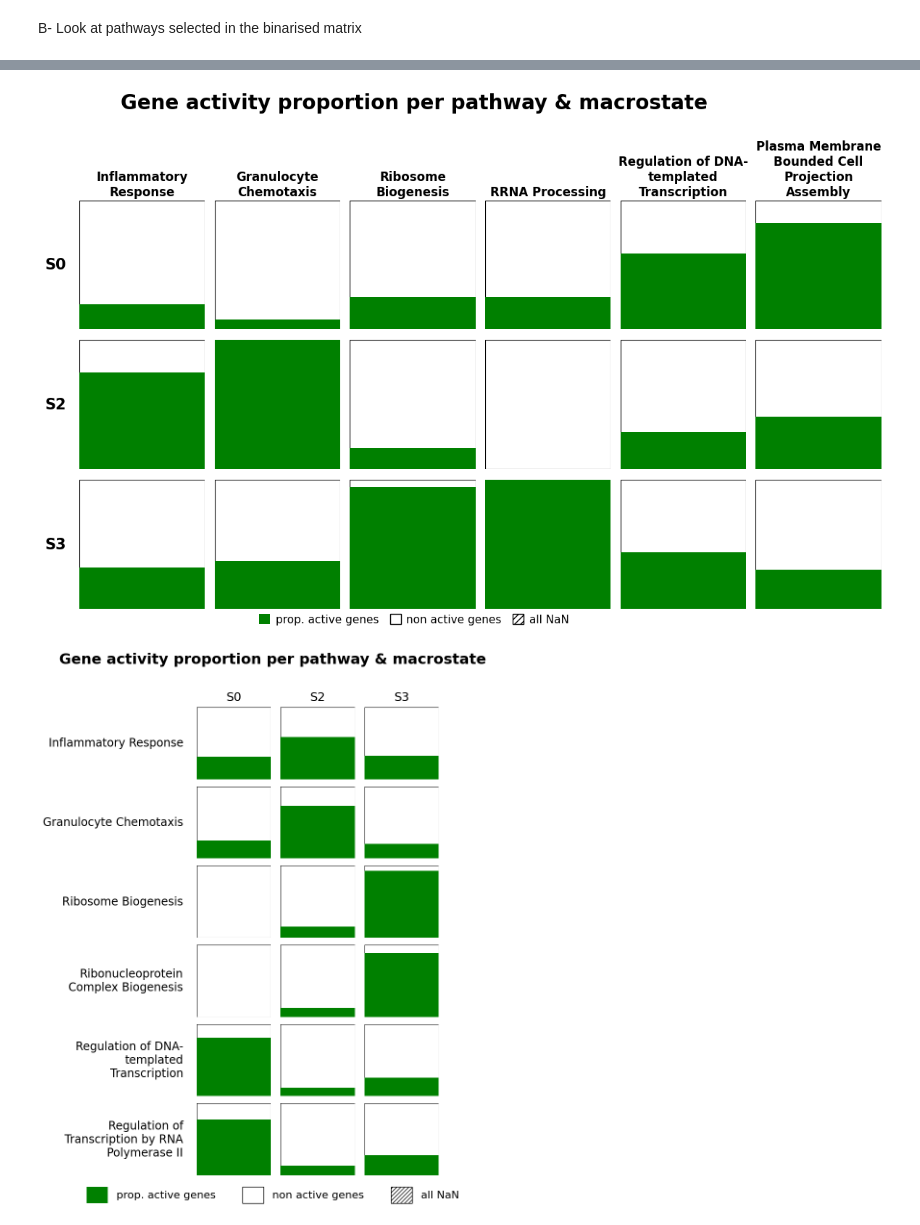
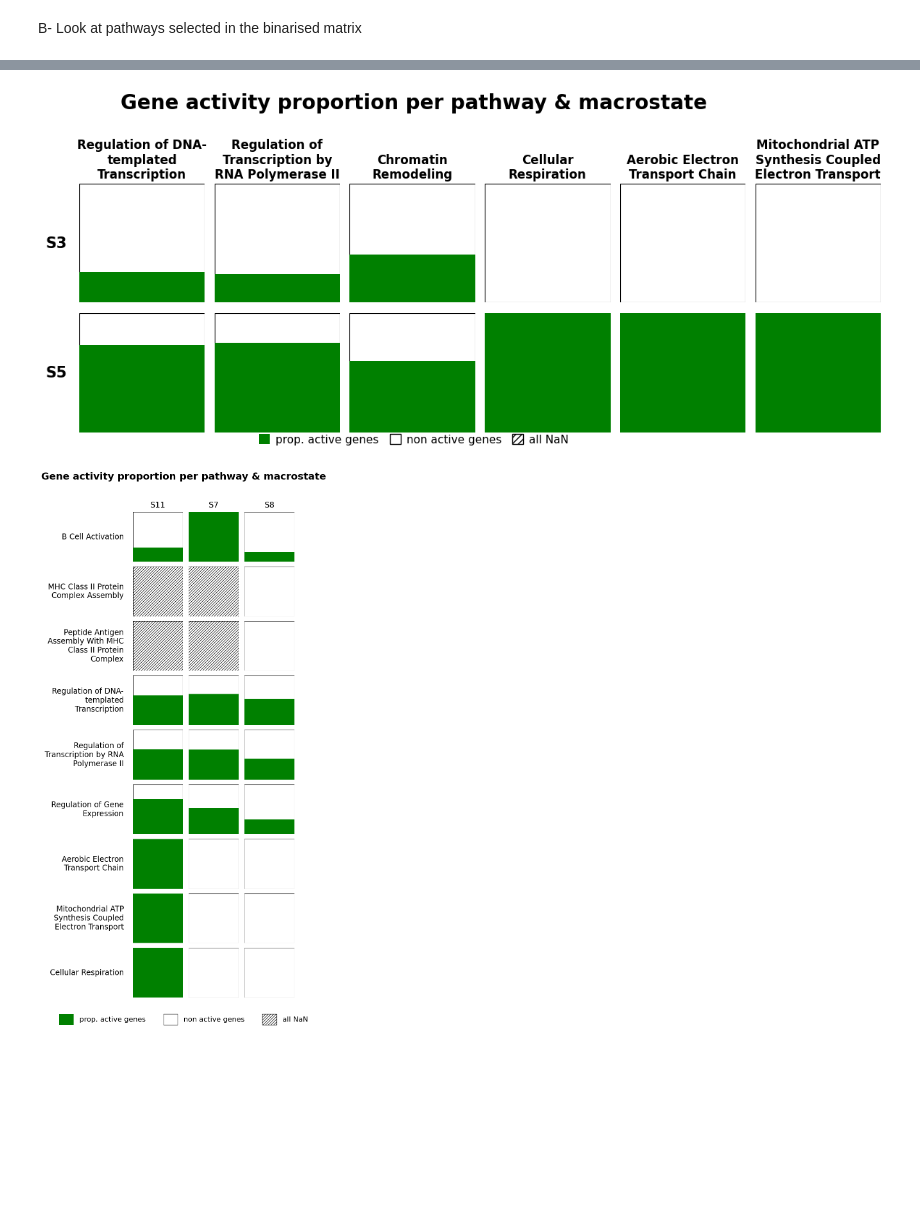
Before and after one commit to Augugustine/CITE-seq-analysis-CLL, a Jupyter notebook: 3- Boolean model/Binarization_gene_TF.ipynb, the cells around one changed output, grey strips where cells are left out. Cells and saved outputs as stored; diff of their text form; code cells hidden in the pictures; blank space fills up the shorter version.

```diff
--- a/3- Boolean model/Binarization_gene_TF.ipynb
+++ b/3- Boolean model/Binarization_gene_TF.ipynb
@@ -332,6 +366,6 @@ binarized_states.to_csv(binarized_file_output)
 # %% [markdown]
 Evaluate the gene selection. Important genes: genes DEG between B cells and bridge + TF DEG
 # %%
-binarized_states = pd.read_csv("/home/a.blanc-boekholt/Documents/Singlecell-R/Scripts/Boolean_model_BoNesis/Bonesis_test/data_binarized_tf_gene_sep.csv",index_col=0)
+binarized_states = pd.read_csv(binarized_file_output,index_col=0)
 binarized_states.head()
 # %% [output]
@@ -368,7 +395,7 @@ binarized_states[["CEBPA","CEBPB","CEBPD","SPI1","ETV6","BACH2","PAX5"]]
 # %%
 # TFs expected (DEG TF activity between B cells and bridge) from SCENIC
 TF=["CEBPD","CEBPA","ZNF333","ELF4","NFATC2","RFXAP","NANOG","LHX4","PAX7","ZNF250","IKZF2","HOXA5","ZFP92","SPI1",
- "FOSL2","OVOL3","ELF3","NFIX","FOS","TGIF1","IRF4","IRF1"]
+ "FOSL2","OVOL3","ELF3","NFIX","FOS","TGIF1","IRF4","IRF1", "TBX21"]
 
 # Genes expected by DEG
 adata.obs["celltype"] = np.where(
@@ -409,7 +436,7 @@ with open("gene_list.json", "w", encoding="utf-8") as f:
 # %% [markdown]
 A- The genes by DEG should be 1, proportion of the DEG genes in the bridge that are active, should be 100%.
 # %%
-row = binarized_states.loc["S2"]
+row = binarized_states.loc["S11"]
 genes_present = [g for g in gene_list if g in binarized_states.columns]
 values = row[genes_present]
 percent_active = 100 * (values == 1).sum() / len(values)
@@ -421,8 +448,9 @@ print(f"{percent_active:.2f}% genes active in macrostate bridge")
 B- Look at pathways selected in the binarised matrix
 # %%
 #adata_hvg = adata_no_none[:, adata_no_none.var["highly_variable"]]
-adata_no_none = adata[adata.obs["macrostates"] != "S11"].copy()
-macrostates=["S2", "S3","S0"]
+adata_no_none = adata[adata.obs["macrostates"] != "S9"].copy()
+#adata_no_none = adata.copy()
+macrostates=["S7", "S8", "S11"]
 # DEG per macrostates
 #sc.tl.rank_genes_groups(adata_hvg,groupby="macrostates",groups=list(macrostates),reference="rest", use_raw=False,method="wilcoxon")
 sc.tl.rank_genes_groups(adata_no_none,groupby="macrostates",groups=macrostates,reference="rest", use_raw=False,method="wilcoxon")
@@ -477,7 +505,7 @@ for i, ct in enumerate(macrostates):
 
     # Top pathways
     df_sorted = df.sort_values("Adjusted P-value")
-    top2 = df_sorted.head(2)
+    top2 = df_sorted.head(3)
     top_terms_per_state[ct] = top2["Term"].tolist()
 
     print(f"\nTop 2 pathways for {ct}:")
@@ -724,35 +868,35 @@ def plot_pathway_proportions(binarized_states, pathways, figsize_scale=(2.2, 2.4
             # Header pathways
             if row == 0:
                 wrapped = "\n".join(textwrap.wrap(pw_name, width=18))
                 ax.set_title(wrapped, fontsize=12, pad=5, fontweight="bold")
 
             # Label macrostate
             if col == 0:
                 ax.text(-0.1, 0.5, state,
                         fontsize=15, fontweight="bold",
                         rotation=0, va="center", ha="right",
                         transform=ax.transAxes)
 
     fig.suptitle("Gene activity proportion per pathway & macrostate",
                  fontsize=20, y=1.01, fontweight="bold")
 
     legend_elements = [
         patches.Patch(facecolor="green", label="prop. active genes"),
         patches.Patch(facecolor="white", edgecolor="black", label="non active genes"),
         patches.Patch(facecolor="none",  edgecolor="black", hatch="////", label="all NaN"),
     ]
     fig.legend(handles=legend_elements, loc="lower center",
                ncol=3, fontsize=11, bbox_to_anchor=(0.5, -0.02),
                frameon=False)
 
     plt.tight_layout()
     plt.subplots_adjust(left=0.15)
     plt.savefig(f"{output_directory}/pathway_proportions.png", dpi=150, bbox_inches="tight")
     plt.show()
 
-plot_pathway_proportions(binarized_states, pathways, exclude_states=["S11"])
+plot_pathway_proportions(binarized_states, pathways, exclude_states=["S9"])
 # %% [output]
-[figure, old version]
+[figure, new version]
 # %%
 import matplotlib.pyplot as plt
 import matplotlib.patches as patches
@@ -887,8 +1031,8 @@ def plot_pathway_proportions(
 plot_pathway_proportions(
     binarized_states,
     pathways,
-    exclude_states=["S11"],
+    exclude_states=["S9"],
     pathway_fontsize=17,
     macrostate_fontsize=18,)
 # %% [output]
-[figure, old version]
+[figure, new version]
```
Also changed, not shown: parts of 29 cells of this notebook, 2 other files.
